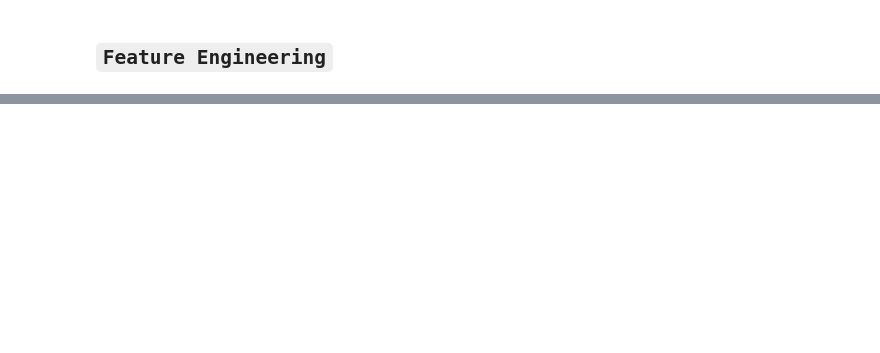
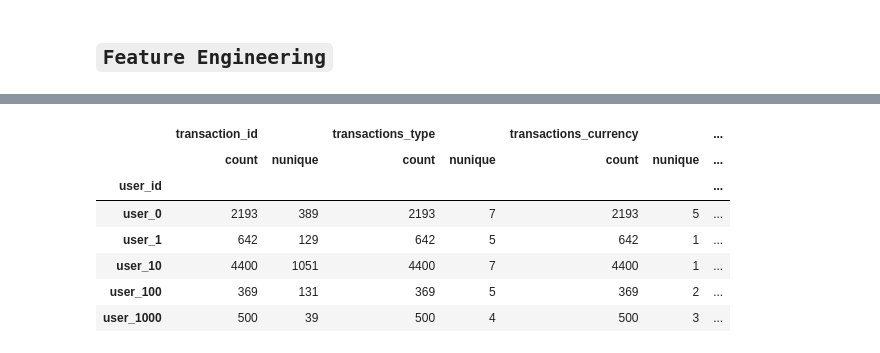
Before and after one commit to Rakesh2711/Revoultbankexam, a Jupyter notebook: Revoult_Exam.ipynb, the cells around one changed output, grey strips where cells are left out. Saved outputs shown, nothing was run; the diff lists cells and outputs as text; code cells hidden in the pictures; blank space fills up the shorter version.

```diff
--- a/Revoult_Exam.ipynb
+++ b/Revoult_Exam.ipynb
@@ -967,11 +1030,20 @@ pp       sns     unengaged_users         warnings
 # %%
-# c=['count','nunique']
-# n=['mean','max','min','sum','std']
-# agg_c={'transaction_id':c,'transactions_type':c,'transactions_currency':c,'transactions_state':c,'amount_usd':n,'transactions_state':c,\
-#        'direction':c,'t_month':c,'t_year':c,'t_day':c,\
-#        'birth_year':c,'country':c,'city':c,'user_settings_crypto_unlocked':c,'plan':c,'attributes_notifications_marketing_email':c,\
-#        'num_contacts':n,'u_month':c,'u_year':c,'u_day':c,'brand':c,'reason':c,'channel':c,\
-#        'status':c,'n_month':c,'n_year':c,'n_day':c ,'tran_count_each_user':n}
-# df_main_new=df_main_new.groupby(['user_id']).agg(agg_c)
-# df_main_new.head()
+c=['count','nunique']
+n=['mean','max','min','sum','std']
+agg_c={'transaction_id':c,'transactions_type':c,'transactions_currency':c,'transactions_state':c,'amount_usd':n,'transactions_state':c,\
+       'direction':c,'t_month':c,'t_year':c,'t_day':c,\
+       'birth_year':c,'country':c,'city':c,'user_settings_crypto_unlocked':c,'plan':c,'attributes_notifications_marketing_email':c,\
+       'num_contacts':n,'u_month':c,'u_year':c,'u_day':c,'brand':c,'reason':c,'channel':c,\
+       'status':c,'n_month':c,'n_year':c,'n_day':c ,'tran_count_each_user':n}
+df_train=df_train.groupby(['user_id']).agg(agg_c)
+df_train.head()
+# %% [output]
+|  | transaction_id |  | transactions_type |  | transactions_currency |  | ... |
+|  | count | nunique | count | nunique | count | nunique | ... |
+| user_id |  |  |  |  |  |  | ... |
+| user_0 | 2193 | 389 | 2193 | 7 | 2193 | 5 | ... |
+| user_1 | 642 | 129 | 642 | 5 | 642 | 1 | ... |
+| user_10 | 4400 | 1051 | 4400 | 7 | 4400 | 1 | ... |
+| user_100 | 369 | 131 | 369 | 5 | 369 | 2 | ... |
+| user_1000 | 500 | 39 | 500 | 4 | 500 | 3 | ... |
 # %%
```
Also changed, not shown: parts of 37 cells of this notebook.
